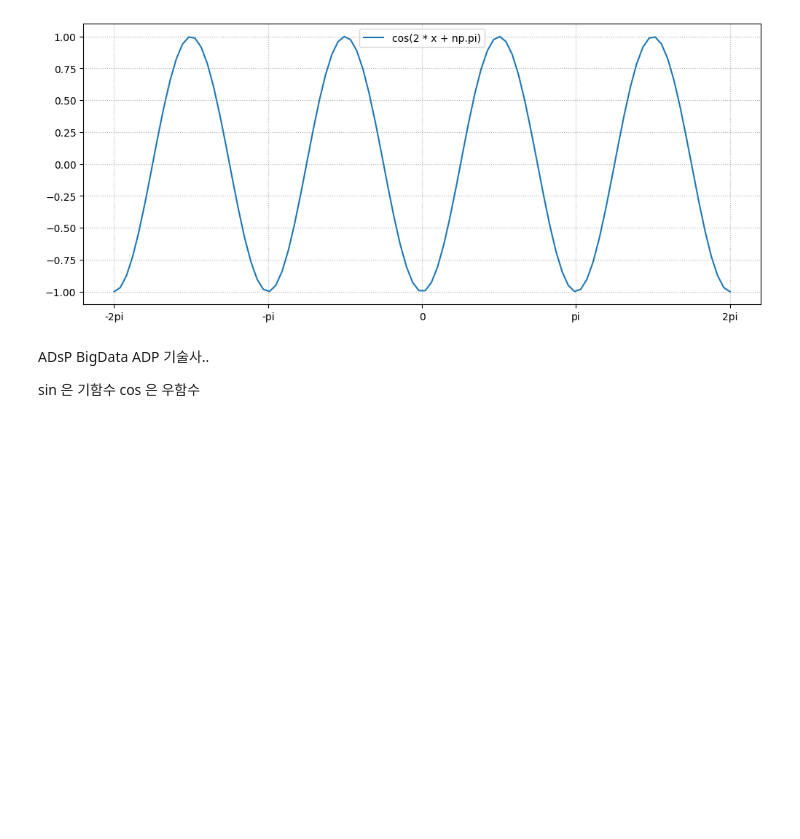
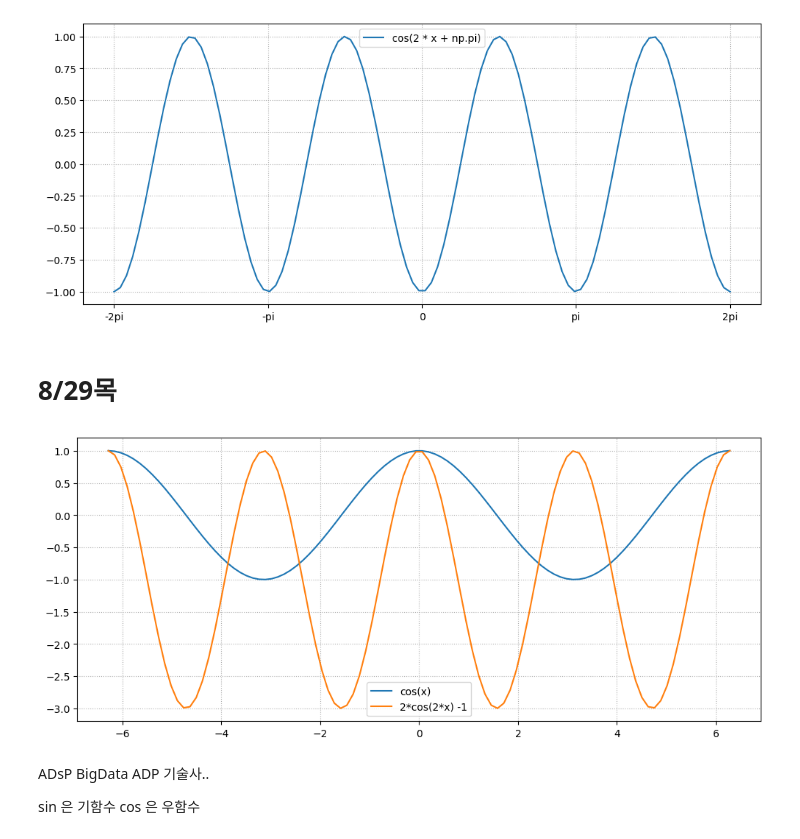
Before and after one commit to mean71/SeSAC_code, a Jupyter notebook: SesacPython/김남범 강사님/1_angular_plot.ipynb, the cells around one changed output. Saved outputs shown, nothing was run; the diff lists cells and outputs as text; code cells hidden in the pictures; blank space fills up the shorter version.

```diff
--- a/SesacPython/김남범 강사님/1_angular_plot.ipynb
+++ b/SesacPython/김남범 강사님/1_angular_plot.ipynb
@@ -325,3 +325,5 @@ plt.legend()
 plt.show()
 # %% [output]
 [figure]
+# %% [markdown]
+# 8/29목
@@ -328,3 +333,16 @@ plt.show()
+# %%
+## cos
+x = np.linspace(-2*np.pi, 2*np.pi, 100)
+y = 2*np.cos(2*x) -1
+
+plt.figure(figsize = (12, 5))
+plt.plot(x, np.cos(x), label = 'cos(x)')
+plt.plot(x,y, label = '2*cos(2*x) -1')
+plt.legend()
+plt.grid(linestyle = ':')
+plt.show()
+# %% [output]
+[figure, added]
 # %% [markdown]
 ADsP
 BigData
```
Also changed, not shown: parts of 4 cells of this notebook, 8 other files.
